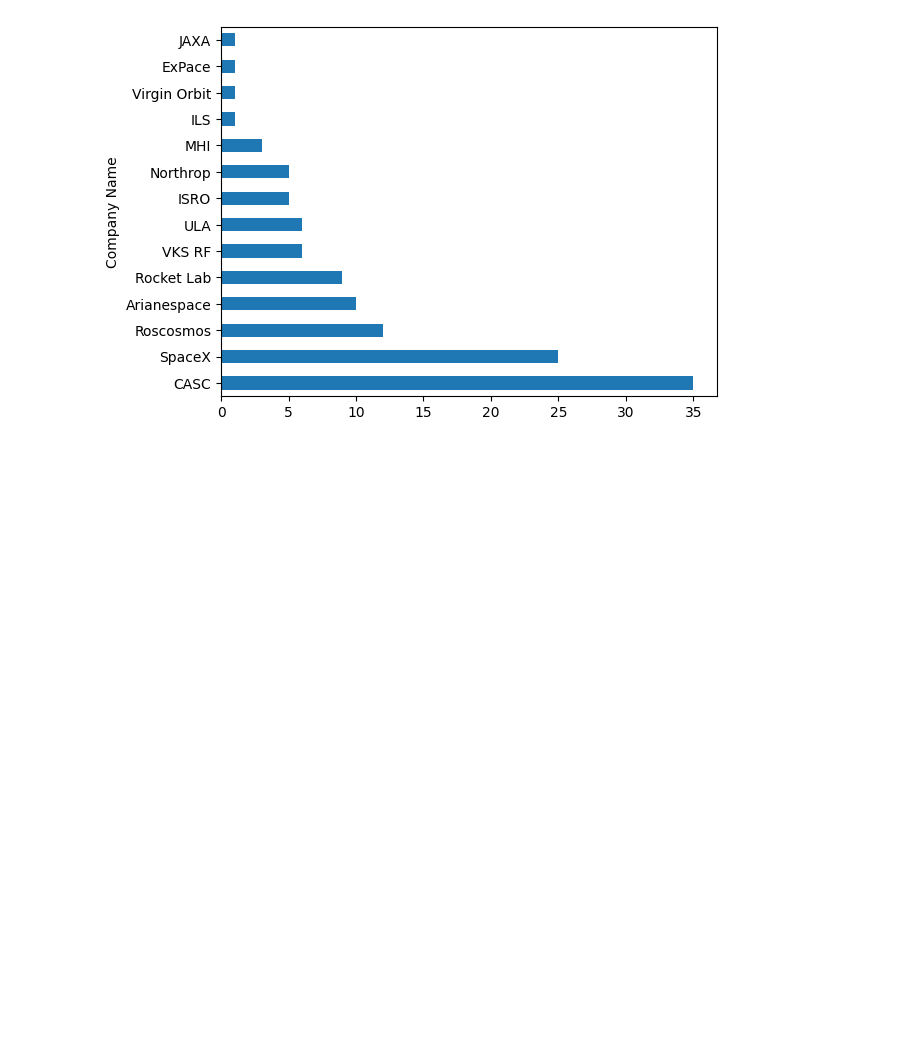
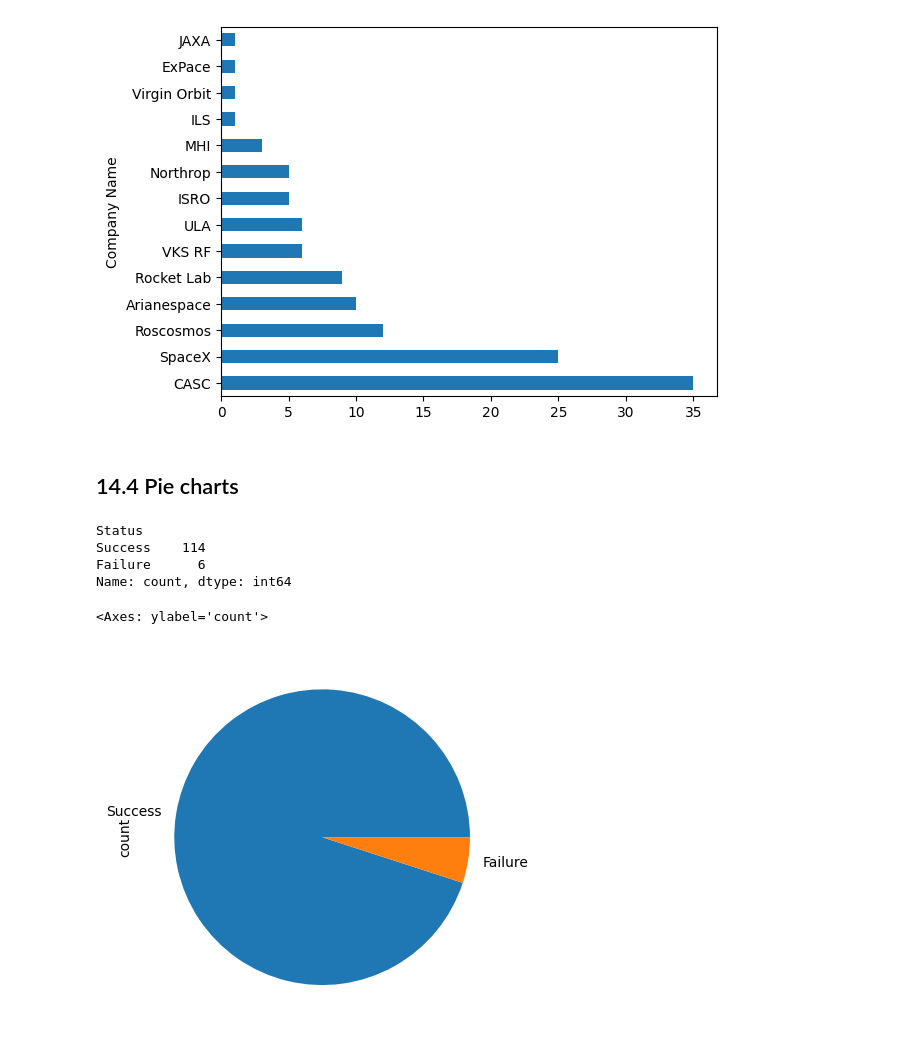
Before and after one commit to ljyGmail/pandas_in_action, a Jupyter notebook: ch14_visualization.ipynb, the cells around one changed output. Cells and saved outputs as stored; diff of their text form; code cells hidden in the pictures; blank space fills up the shorter version.

Commit message:
14.4 pie charts

```diff
--- a/ch14_visualization.ipynb
+++ b/ch14_visualization.ipynb
@@ -115,3 +115,17 @@ space["Company Name"].value_counts().plot(kind="barh")
 # %% [output]
 <Axes: ylabel='Company Name'>
 [figure]
+# %% [markdown]
+## 14.4 Pie charts
+# %%
+space["Status"].value_counts()
+# %% [output]
+Status
+Success    114
+Failure      6
+Name: count, dtype: int64
+# %%
+space["Status"].value_counts().plot(kind="pie")
+# %% [output]
+<Axes: ylabel='count'>
+[figure, added]
```
Also changed, not shown: parts of 1 cell of this notebook.
